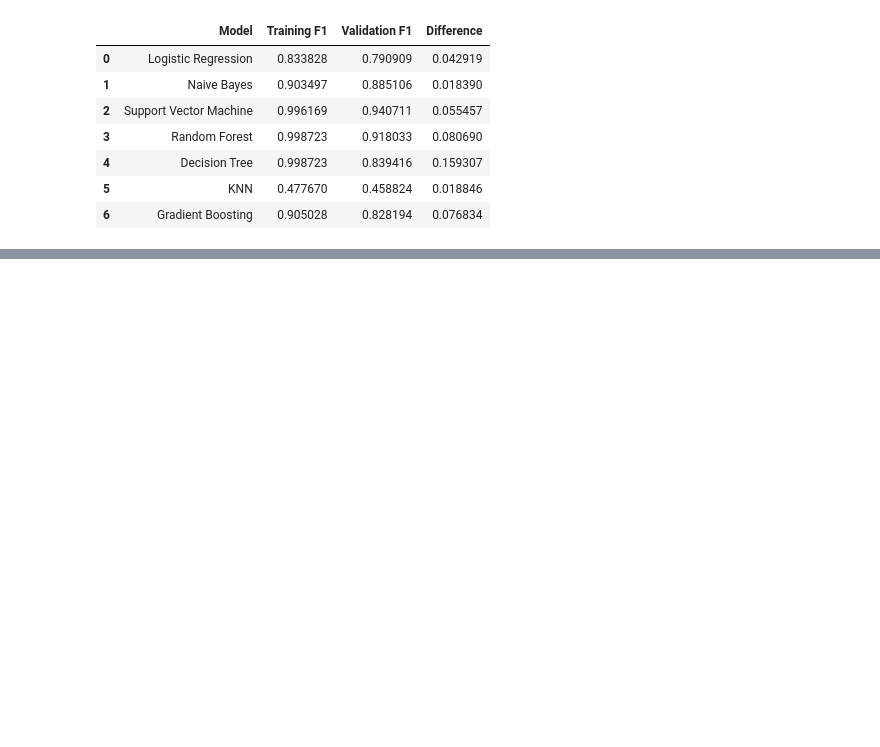
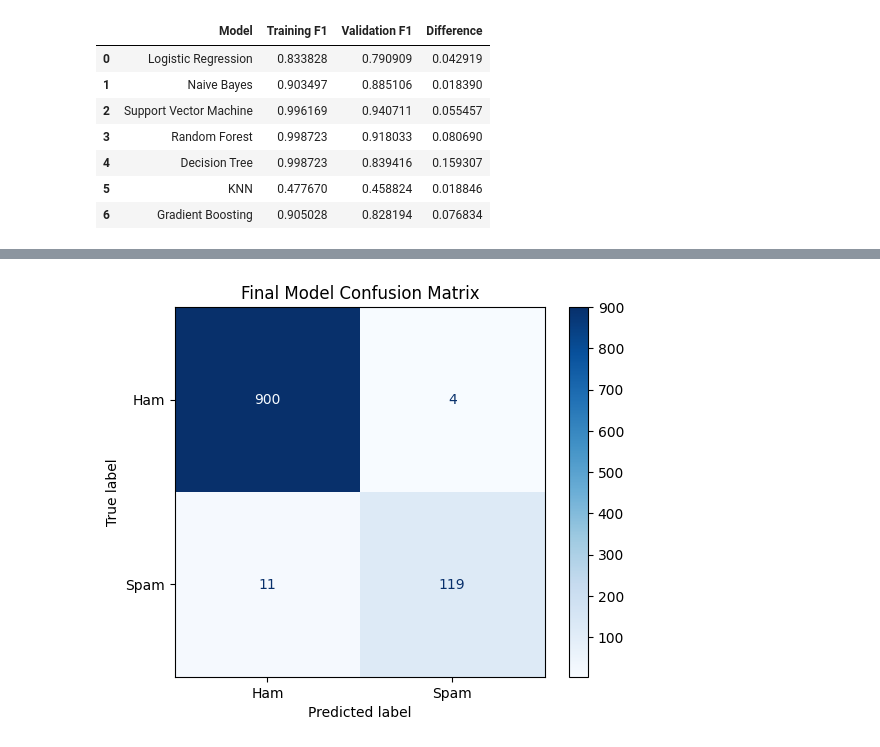
Before and after one commit to sany1133/CMP6202-Coursework, a Jupyter notebook: notebooks/CMP6202_Coursework.ipynb, the cells around one changed output, grey strips where cells are left out. Cells and saved outputs as stored; diff of their text form; code cells hidden in the pictures; blank space fills up the shorter version.

```diff
--- a/notebooks/CMP6202_Coursework.ipynb
+++ b/notebooks/CMP6202_Coursework.ipynb
@@ -400,0 +483,14 @@ overfitting_df
+# %%
+original_best_f1 = results_df.iloc[0]["F1 Score"]
+
+if optimised_f1 > original_best_f1:
+    final_model = optimised_model
+    final_model_name = "Optimised SVM"
+    final_vectorizer = None
+else:
+    final_model = best_model
+    final_model_name = best_model_name
+    final_vectorizer = vectorizer
+
+print("Selected Model:", final_model_name)
+print("Validation F1:", max(optimised_f1, original_best_f1))
@@ -400,0 +502,14 @@ overfitting_df
+# %%
+if final_vectorizer is None:
+    final_predictions = final_model.predict(X_test)
+else:
+    final_predictions = final_model.predict(X_test_tfidf)
+
+print("Final Model:", final_model_name)
+
+print(classification_report(
+    y_test,
+    final_predictions,
+    target_names=["Ham", "Spam"],
+    zero_division=0
+))
@@ -400,0 +526,13 @@ overfitting_df
+# %%
+cm = confusion_matrix(y_test, final_predictions)
+
+disp = ConfusionMatrixDisplay(
+    confusion_matrix=cm,
+    display_labels=["Ham", "Spam"]
+)
+
+disp.plot(cmap="Blues")
+plt.title("Final Model Confusion Matrix")
+plt.show()
+# %% [output]
+[figure, added]
```
Also changed, not shown: parts of 9 cells of this notebook.
